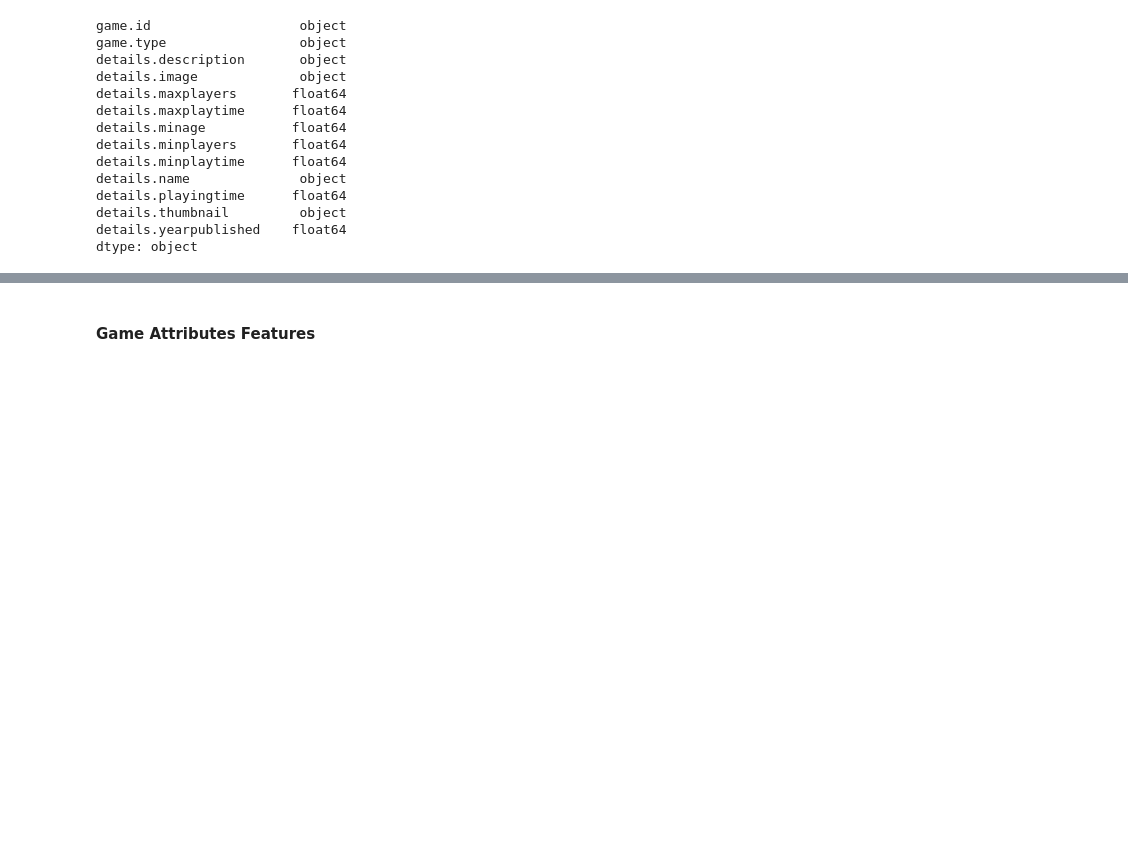
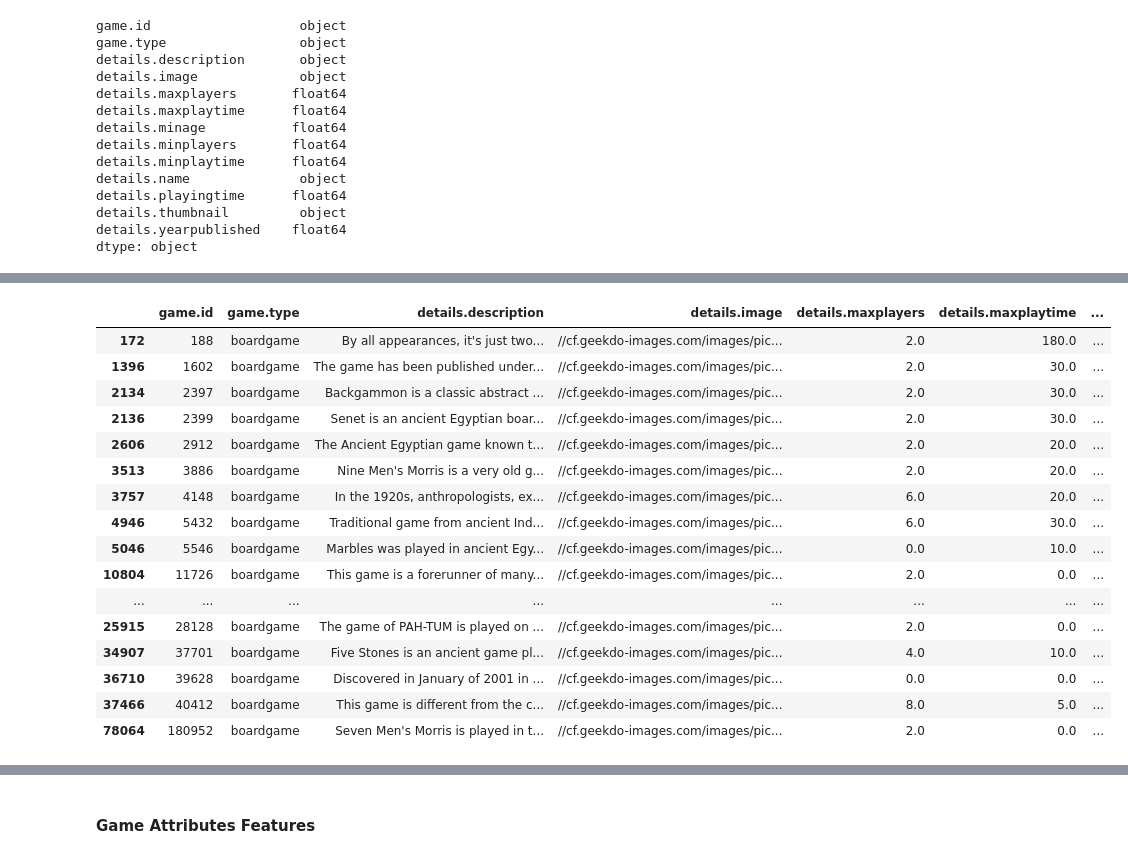
Before and after one commit to laurabrin/BoardGameRatings, a Jupyter notebook: BoardGameRatings.ipynb, the cells around one changed output, grey strips where cells are left out. Saved outputs shown, nothing was run; the diff lists cells and outputs as text; code cells hidden in the pictures; blank space fills up the shorter version.

```diff
--- a/BoardGameRatings.ipynb
+++ b/BoardGameRatings.ipynb
@@ -137 +248,37 @@ dtype: object
+# %%
+#investigating max player outliers
+#df_games_details[df_games_details["details.maxplayers"]>30]
+#df_games_details[df_games_details["details.maxplayers"]==99]
+#df_games_details[df_games_details["details.maxplayers"]>99]
+
+#investigating min player outliers
+#df_games_details[df_games_details["details.minplayers"]>12]
+#df_games_details[df_games_details["details.minplayers"]>20]
+
+#investigating min age
+#df_games_details[df_games_details["details.minage"]>21]
+
+#investigating playtime
+#df_games_details[df_games_details["details.playingtime"]>500]
+
+#investigate published
+df_games_details[df_games_details["details.yearpublished"]<0]
+# %% [output]
+|  | game.id | game.type | details.description | details.image | details.maxplayers | details.maxplaytime | ... |
+| 172 | 188 | boardgame | By all appearances, it's just two... | //cf.geekdo-images.com/images/pic... | 2.0 | 180.0 | ... |
+| 1396 | 1602 | boardgame | The game has been published under... | //cf.geekdo-images.com/images/pic... | 2.0 | 30.0 | ... |
+| 2134 | 2397 | boardgame | Backgammon is a classic abstract ... | //cf.geekdo-images.com/images/pic... | 2.0 | 30.0 | ... |
+| 2136 | 2399 | boardgame | Senet is an ancient Egyptian boar... | //cf.geekdo-images.com/images/pic... | 2.0 | 30.0 | ... |
+| 2606 | 2912 | boardgame | The Ancient Egyptian game known t... | //cf.geekdo-images.com/images/pic... | 2.0 | 20.0 | ... |
+| 3513 | 3886 | boardgame | Nine Men's Morris is a very old g... | //cf.geekdo-images.com/images/pic... | 2.0 | 20.0 | ... |
+| 3757 | 4148 | boardgame | In the 1920s, anthropologists, ex... | //cf.geekdo-images.com/images/pic... | 6.0 | 20.0 | ... |
+| 4946 | 5432 | boardgame | Traditional game from ancient Ind... | //cf.geekdo-images.com/images/pic... | 6.0 | 30.0 | ... |
+| 5046 | 5546 | boardgame | Marbles was played in ancient Egy... | //cf.geekdo-images.com/images/pic... | 0.0 | 10.0 | ... |
+| 10804 | 11726 | boardgame | This game is a forerunner of many... | //cf.geekdo-images.com/images/pic... | 2.0 | 0.0 | ... |
+| ... | ... | ... | ... | ... | ... | ... | ... |
+| 25915 | 28128 | boardgame | The game of PAH-TUM is played on ... | //cf.geekdo-images.com/images/pic... | 2.0 | 0.0 | ... |
+| 34907 | 37701 | boardgame | Five Stones is an ancient game pl... | //cf.geekdo-images.com/images/pic... | 4.0 | 10.0 | ... |
+| 36710 | 39628 | boardgame | Discovered in January of 2001 in ... | //cf.geekdo-images.com/images/pic... | 0.0 | 0.0 | ... |
+| 37466 | 40412 | boardgame | This game is different from the c... | //cf.geekdo-images.com/images/pic... | 8.0 | 5.0 | ... |
+| 78064 | 180952 | boardgame | Seven Men's Morris is played in t... | //cf.geekdo-images.com/images/pic... | 2.0 | 0.0 | ... |
 # %%
```
Also changed, not shown: parts of 24 cells of this notebook.
